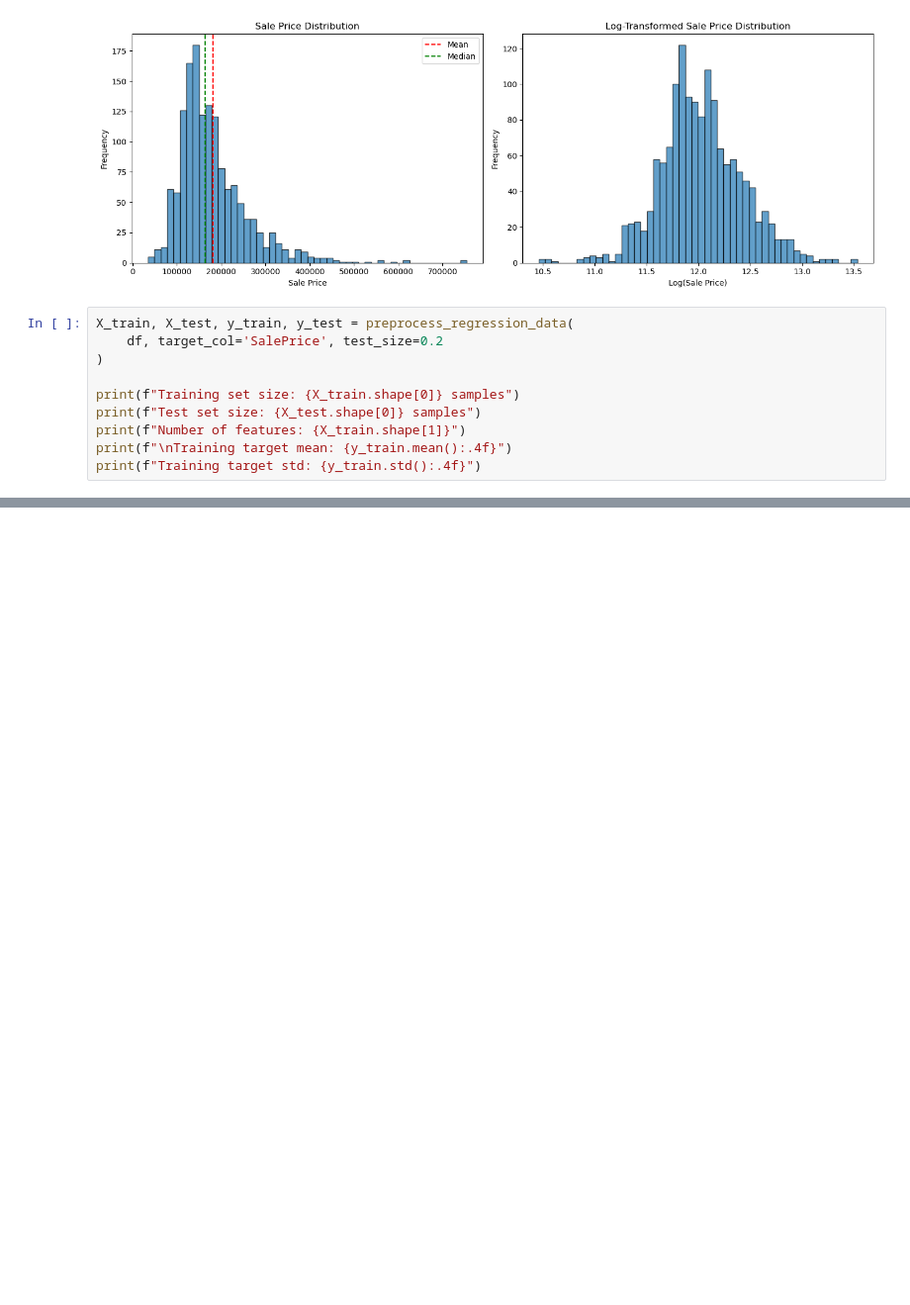
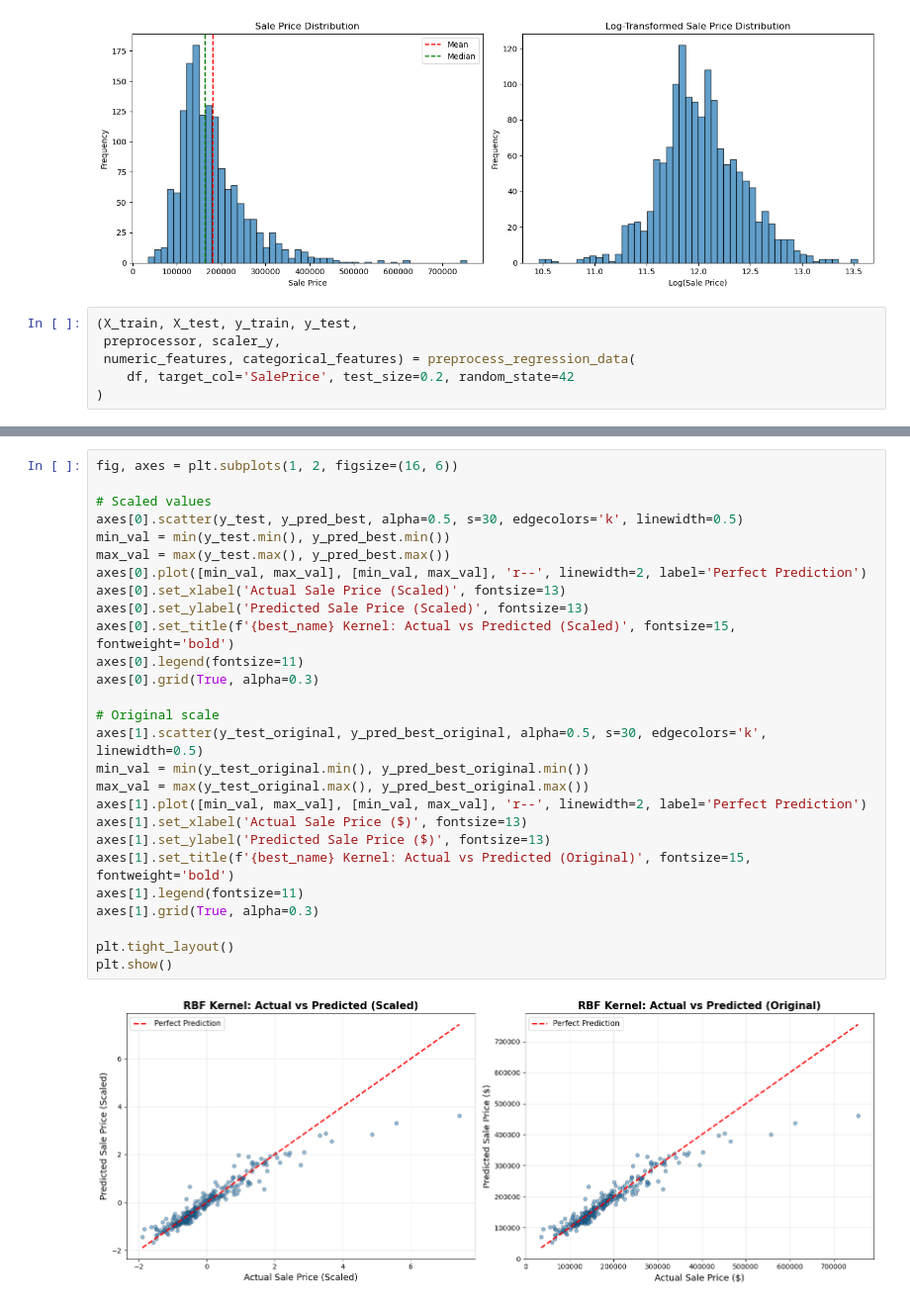
Before and after one commit to TakundaDanha/ml-models-from-scratch, a Jupyter notebook: notebooks/07_svm_demo.ipynb, the cells around one changed output, grey strips where cells are left out. Shown at 99% size. Saved outputs shown, nothing was run; the diff lists cells and outputs as text; blank space fills up the shorter version.

```diff
--- a/notebooks/07_svm_demo.ipynb
+++ b/notebooks/07_svm_demo.ipynb
@@ -140,13 +141,9 @@ float64     3
 Name: count, dtype: int64
 [figure]
 # %%
-X_train, X_test, y_train, y_test = preprocess_regression_data(
-    df, target_col='SalePrice', test_size=0.2
+(X_train, X_test, y_train, y_test,
+ preprocessor, scaler_y,
+ numeric_features, categorical_features) = preprocess_regression_data(
+    df, target_col='SalePrice', test_size=0.2, random_state=42
 )
-
-print(f"Training set size: {X_train.shape[0]} samples")
-print(f"Test set size: {X_test.shape[0]} samples")
-print(f"Number of features: {X_train.shape[1]}")
-print(f"\nTraining target mean: {y_train.mean():.4f}")
-print(f"Training target std: {y_train.std():.4f}")
 # %% [output]
@@ -154,0 +287,29 @@ could not convert string to float: 'RL'
+# %%
+fig, axes = plt.subplots(1, 2, figsize=(16, 6))
+
+# Scaled values
+axes[0].scatter(y_test, y_pred_best, alpha=0.5, s=30, edgecolors='k', linewidth=0.5)
+min_val = min(y_test.min(), y_pred_best.min())
+max_val = max(y_test.max(), y_pred_best.max())
+axes[0].plot([min_val, max_val], [min_val, max_val], 'r--', linewidth=2, label='Perfect Prediction')
+axes[0].set_xlabel('Actual Sale Price (Scaled)', fontsize=13)
+axes[0].set_ylabel('Predicted Sale Price (Scaled)', fontsize=13)
+axes[0].set_title(f'{best_name} Kernel: Actual vs Predicted (Scaled)', fontsize=15, fontweight='bold')
+axes[0].legend(fontsize=11)
+axes[0].grid(True, alpha=0.3)
+
+# Original scale
+axes[1].scatter(y_test_original, y_pred_best_original, alpha=0.5, s=30, edgecolors='k', linewidth=0.5)
+min_val = min(y_test_original.min(), y_pred_best_original.min())
+max_val = max(y_test_original.max(), y_pred_best_original.max())
+axes[1].plot([min_val, max_val], [min_val, max_val], 'r--', linewidth=2, label='Perfect Prediction')
+axes[1].set_xlabel('Actual Sale Price ($)', fontsize=13)
+axes[1].set_ylabel('Predicted Sale Price ($)', fontsize=13)
+axes[1].set_title(f'{best_name} Kernel: Actual vs Predicted (Original)', fontsize=15, fontweight='bold')
+axes[1].legend(fontsize=11)
+axes[1].grid(True, alpha=0.3)
+
+plt.tight_layout()
+plt.show()
+# %% [output]
+[figure, added]
```
Also changed, not shown: parts of 15 cells of this notebook.
